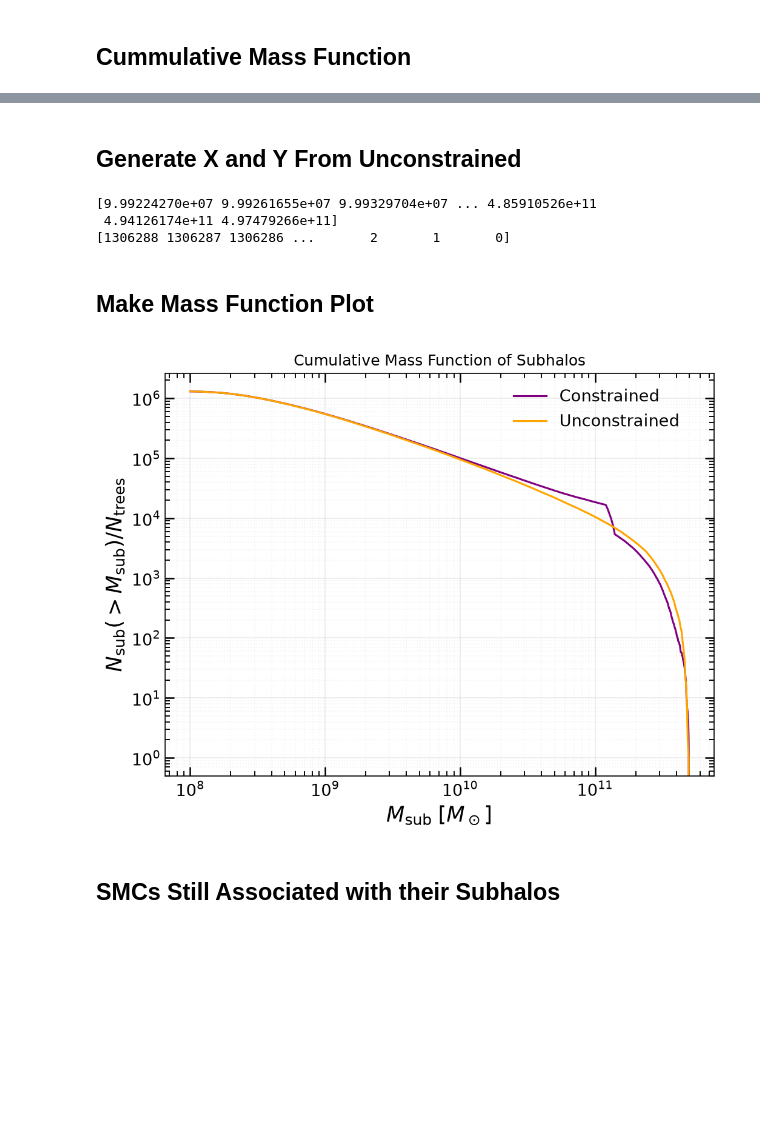
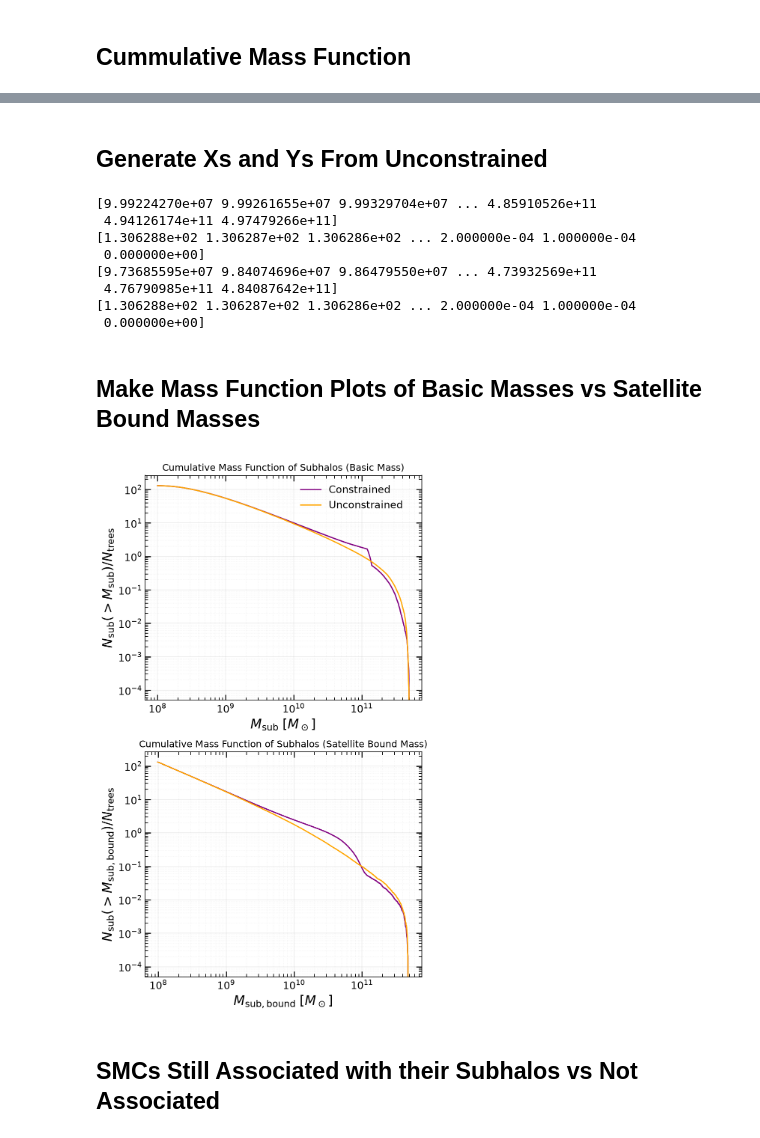
Before and after one commit to Sela-ssie/milkyway, a Jupyter notebook: subhalo_analysis.ipynb, the cells around one changed output, grey strips where cells are left out. Saved outputs shown, nothing was run; the diff lists cells and outputs as text; code cells hidden in the pictures; blank space fills up the shorter version.

```diff
--- a/subhalo_analysis.ipynb
+++ b/subhalo_analysis.ipynb
@@ -22,7 +22,8 @@ cols = [
     "nodeLabelIsLMCSubhalo",
     "nodeLabelWasLMCSubhalo",
     "basicTimeLastIsolated",
-    "nodeIsIsolated"
+    "nodeIsIsolated",
+    "satelliteBoundMass",
 ]
 
 with h5py.File(filename, "r") as f:
@@ -99,7 +101,8 @@ cols = [
     "nodeIndex",
     "parentIndex",
     "basicTimeLastIsolated",
-    "nodeIsIsolated"
+    "nodeIsIsolated",
+    "satelliteBoundMass"
 ]
 
 with h5py.File(filename, "r") as f:
@@ -304,42 +319,69 @@ print(constrained_y)
 # %% [markdown]
-## Generate X and Y From Unconstrained
+## Generate Xs and Ys From Unconstrained
 # %%
-unconstrained_m_sub = unconstrained_df["basicMass"].to_list()
-unconstrained_x, unconstrained_y = cum_mass(unconstrained_m_sub)
-print(unconstrained_x)
-print(unconstrained_y)
+unconstrained_m_sub_bm = unconstrained_df["basicMass"].to_list()
+unconstrained_x_bm, unconstrained_y_bm = cum_mass(unconstrained_m_sub_bm)
+
+unconstrained_m_sub_sbm = unconstrained_df["satelliteBoundMass"].to_list()
+unconstrained_x_sbm, unconstrained_y_sbm = cum_mass(unconstrained_m_sub_sbm)
+
+print(unconstrained_x_bm)
+print(unconstrained_y_bm)
+print(unconstrained_x_sbm)
+print(unconstrained_y_sbm)
 # %% [output]
 [9.99224270e+07 9.99261655e+07 9.99329704e+07 ... 4.85910526e+11
  4.94126174e+11 4.97479266e+11]
-[1306288 1306287 1306286 ...       2       1       0]
+[1.306288e+02 1.306287e+02 1.306286e+02 ... 2.000000e-04 1.000000e-04
+ 0.000000e+00]
+[9.73685595e+07 9.84074696e+07 9.86479550e+07 ... 4.73932569e+11
+ 4.76790985e+11 4.84087642e+11]
+[1.306288e+02 1.306287e+02 1.306286e+02 ... 2.000000e-04 1.000000e-04
+ 0.000000e+00]
 # %% [markdown]
-## Make Mass Function Plot
+## Make Mass Function Plots of Basic Masses vs Satellite Bound Masses
 # %%
-fig, ax = plt.subplots(figsize= (7, 5.5), dpi= 150)
+fig, ax = plt.subplots(2, 1, figsize= (6, 10), dpi= 150)
 
-ax.plot(constrained_x, constrained_y, color= "purple")
-ax.plot(unconstrained_x, unconstrained_y, color= "orange")
-ax.set_xscale("log")
-ax.set_yscale("log")
+ax[0].plot(constrained_x_bm, constrained_y_bm, color= "purple")
+ax[0].plot(unconstrained_x_bm, unconstrained_y_bm, color= "orange")
+ax[0].set_xscale("log")
+ax[0].set_yscale("log")
 
-ax.set_xlabel(r"$M_{\rm sub}\;[M_\odot]$", fontsize=17)
-ax.set_ylabel(r"$N_{\rm sub}(>M_{\rm sub})/ N_{\rm trees}$", fontsize=17)
+ax[0].set_xlabel(r"$M_{\rm sub}\;[M_\odot]$", fontsize=17)
+ax[0].set_ylabel(r"$N_{\rm sub}(>M_{\rm sub})/ N_{\rm trees}$", fontsize=17)
 
-ax.tick_params(axis="both", which="major", labelsize=13, direction="in", length=7, width=1.2)
-ax.tick_params(axis="both", which="minor", direction="in", length=4, width=0.9)
-ax.tick_params(top=True, right=True, which="both")
+ax[0].tick_params(axis="both", which="major", labelsize=13, direction="in", length=7, width=1.2)
+ax[0].tick_params(axis="both", which="minor", direction="in", length=4, width=0.9)
+ax[0].tick_params(top=True, right=True, which="both")
 
-ax.grid(True, which="major", linestyle="-", alpha=0.25)
-ax.grid(True, which="minor", linestyle=":", alpha=0.15)
-ax.title.set_text("Cumulative Mass Function of Subhalos")
+ax[0].grid(True, which="major", linestyle="-", alpha=0.25)
+ax[0].grid(True, which="minor", linestyle=":", alpha=0.15)
+ax[0].title.set_text("Cumulative Mass Function of Subhalos (Basic Mass)")
+
+ax[1].plot(constrained_x_sbm, constrained_y_sbm, color= "purple")
+ax[1].plot(unconstrained_x_sbm, unconstrained_y_sbm, color= "orange")
+ax[1].set_xscale("log")
+ax[1].set_yscale("log")
+
+ax[1].set_xlabel(r"$M_{\rm sub, bound}\;[M_\odot]$", fontsize=17)
+ax[1].set_ylabel(r"$N_{\rm sub}(>M_{\rm sub, bound})/ N_{\rm trees}$", fontsize=17)
+
+ax[1].tick_params(axis="both", which="major", labelsize=13, direction="in", length=7, width=1.2)
+ax[1].tick_params(axis="both", which="minor", direction="in", length=4, width=0.9)
+ax[1].tick_params(top=True, right=True, which="both")
+
+ax[1].grid(True, which="major", linestyle="-", alpha=0.25)
+ax[1].grid(True, which="minor", linestyle=":", alpha=0.15)
+ax[1].title.set_text("Cumulative Mass Function of Subhalos (Satellite Bound Mass)")
 
 fig.legend(["Constrained", "Unconstrained"], fontsize=13, loc="upper right", frameon=False, borderpad=2.5)
 fig.tight_layout()
 plt.show()
 # %% [output]
-[figure, old version]
+[figure, new version]
 # %% [markdown]
-## SMCs Still Associated with their Subhalos
+## SMCs Still Associated with their Subhalos vs Not Associated
 # %%
 bound_smcs = selected[
     (selected["nodeLabelIsLMCSubhalo"] == 1)
```
Also changed, not shown: parts of 12 cells of this notebook, 2 other files.
